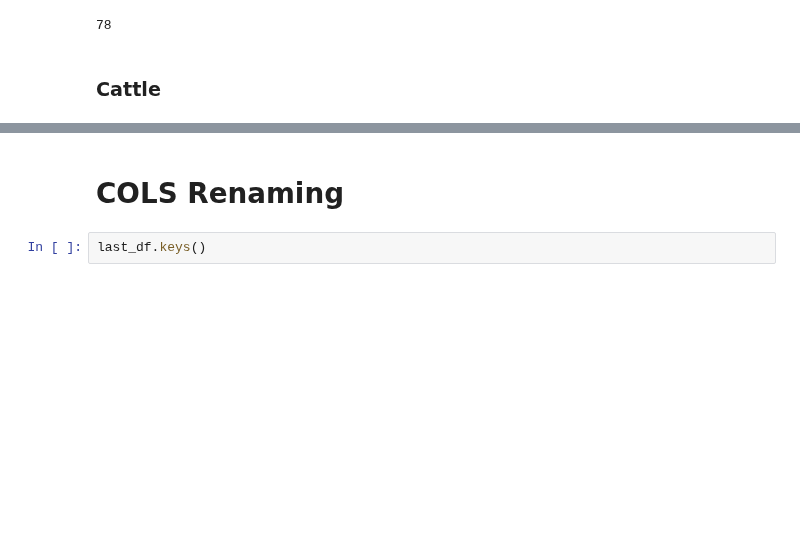
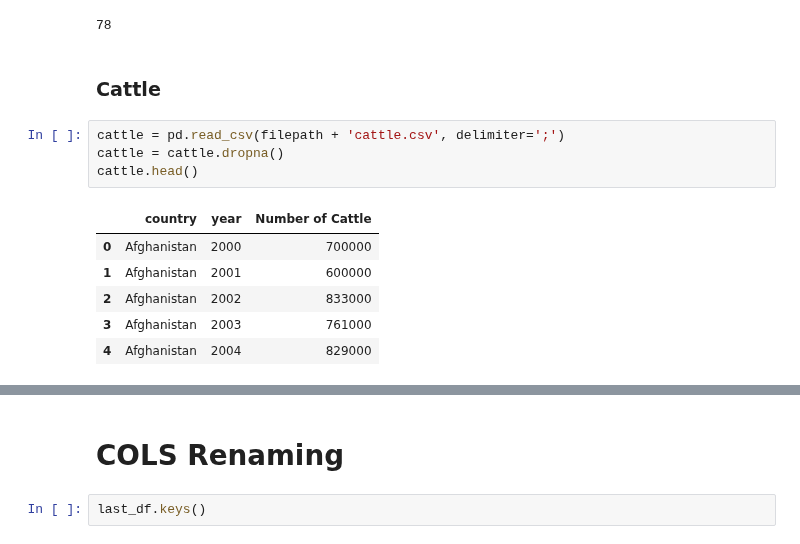
Before and after one commit to ZeliaDec/DataScience, a Jupyter notebook: Data_Notebook.ipynb, the cells around one changed output, grey strips where cells are left out. Drawn from its saved outputs; the diff is of its cells as text; blank space fills up the shorter version.

```diff
--- a/Data_Notebook.ipynb
+++ b/Data_Notebook.ipynb
@@ -842,3 +756,14 @@ last_df["Country"].nunique()
 78
 # %% [markdown]
 ### Cattle
+# %%
+cattle = pd.read_csv(filepath + 'cattle.csv', delimiter=';')
+cattle = cattle.dropna()
+cattle.head()
+# %% [output]
+|  | country | year | Number of Cattle |
+| 0 | Afghanistan | 2000 | 700000 |
+| 1 | Afghanistan | 2001 | 600000 |
+| 2 | Afghanistan | 2002 | 833000 |
+| 3 | Afghanistan | 2003 | 761000 |
+| 4 | Afghanistan | 2004 | 829000 |
```
Also changed, not shown: parts of 14 cells of this notebook, 1 other file.
